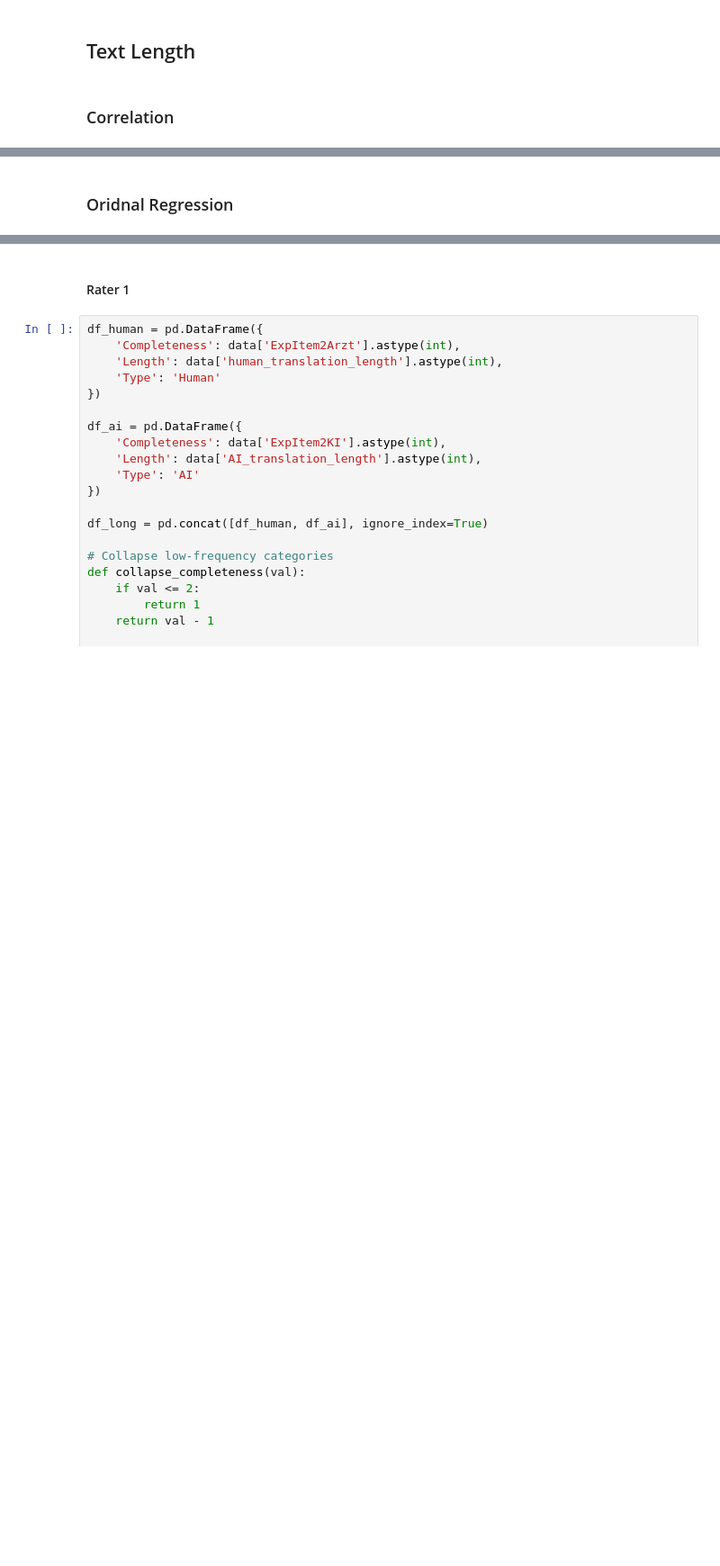
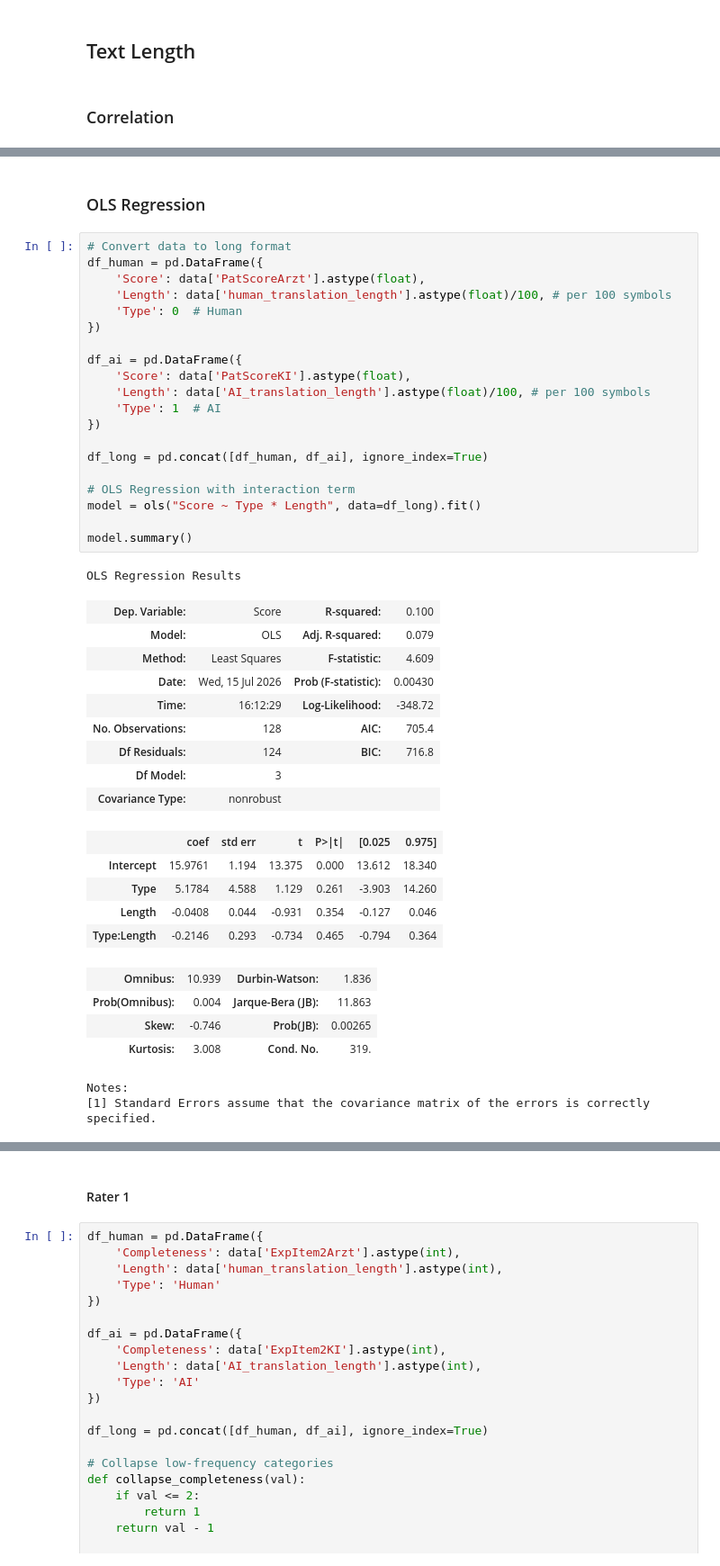
Before and after one commit to IfGF-UUlm/GISelA-for-patients, a Jupyter notebook: 04_additional_analyses.ipynb, the cells around one changed output, grey strips where cells are left out. Shown at 90% size. Cells and saved outputs as stored; diff of their text form; blank space fills up the shorter version.

```diff
--- a/04_additional_analyses.ipynb
+++ b/04_additional_analyses.ipynb
@@ -763,2 +821,44 @@ p-value:                       0.511
 # %% [markdown]
-### Oridnal Regression
+### OLS Regression
+# %%
+# Convert data to long format
+df_human = pd.DataFrame({
+    'Score': data['PatScoreArzt'].astype(float),
+    'Length': data['human_translation_length'].astype(float)/100, # per 100 symbols
+    'Type': 0  # Human
+})
+
+df_ai = pd.DataFrame({
+    'Score': data['PatScoreKI'].astype(float),
+    'Length': data['AI_translation_length'].astype(float)/100, # per 100 symbols
+    'Type': 1  # AI
+})
+
+df_long = pd.concat([df_human, df_ai], ignore_index=True)
+
+# OLS Regression with interaction term
+model = ols("Score ~ Type * Length", data=df_long).fit()
+
+model.summary()
+# %% [output]
+OLS Regression Results
+| Dep. Variable: | Score | R-squared: | 0.100 |
+| Model: | OLS | Adj. R-squared: | 0.079 |
+| Method: | Least Squares | F-statistic: | 4.609 |
+| Date: | Wed, 15 Jul 2026 | Prob (F-statistic): | 0.00430 |
+| Time: | 16:12:29 | Log-Likelihood: | -348.72 |
+| No. Observations: | 128 | AIC: | 705.4 |
+| Df Residuals: | 124 | BIC: | 716.8 |
+| Df Model: | 3 |  |  |
+| Covariance Type: | nonrobust |  |  |
+|  | coef | std err | t | P>|t| | [0.025 | 0.975] |
+| Intercept | 15.9761 | 1.194 | 13.375 | 0.000 | 13.612 | 18.340 |
+| Type | 5.1784 | 4.588 | 1.129 | 0.261 | -3.903 | 14.260 |
+| Length | -0.0408 | 0.044 | -0.931 | 0.354 | -0.127 | 0.046 |
+| Type:Length | -0.2146 | 0.293 | -0.734 | 0.465 | -0.794 | 0.364 |
+| Omnibus: | 10.939 | Durbin-Watson: | 1.836 |
+| Prob(Omnibus): | 0.004 | Jarque-Bera (JB): | 11.863 |
+| Skew: | -0.746 | Prob(JB): | 0.00265 |
+| Kurtosis: | 3.008 | Cond. No. | 319. |
+Notes:
+[1] Standard Errors assume that the covariance matrix of the errors is correctly specified.
```
Also changed, not shown: parts of 16 cells of this notebook, 1 other file.
